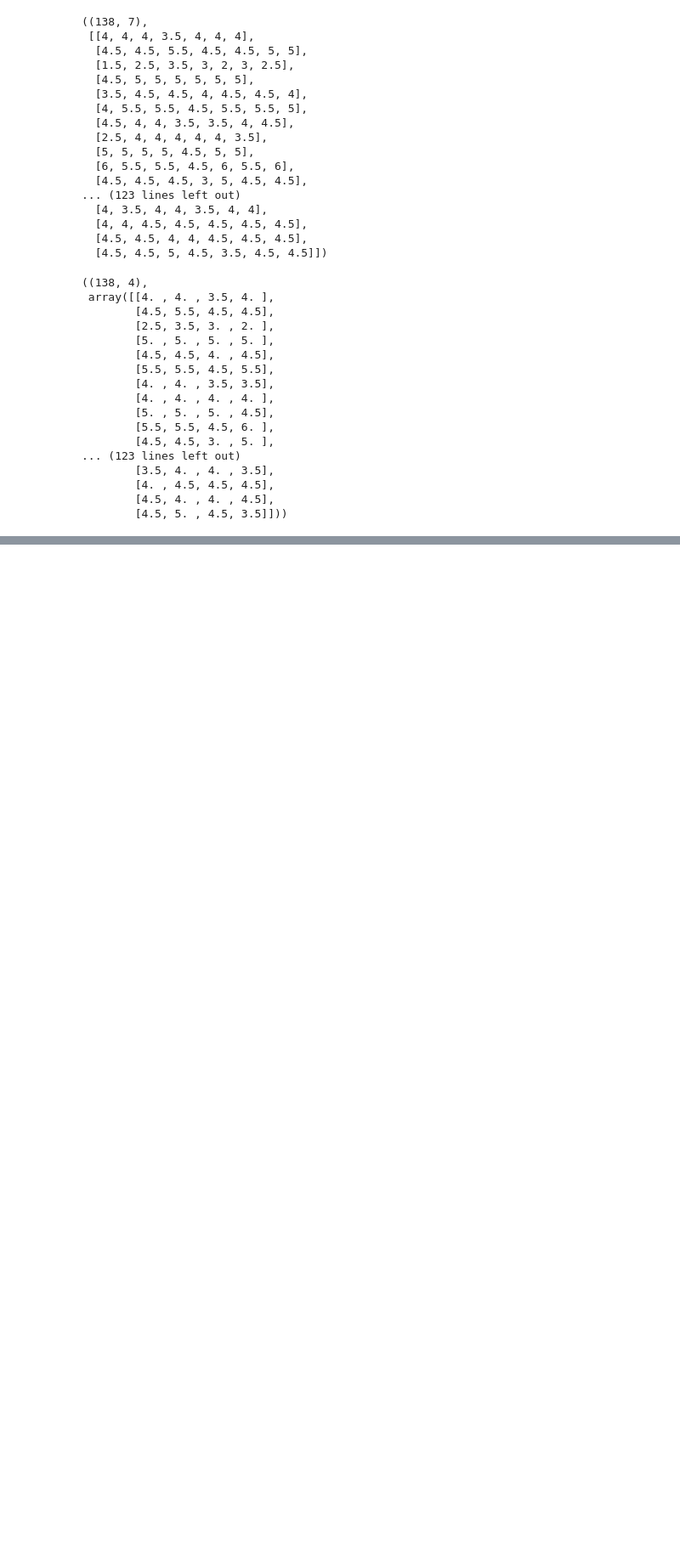
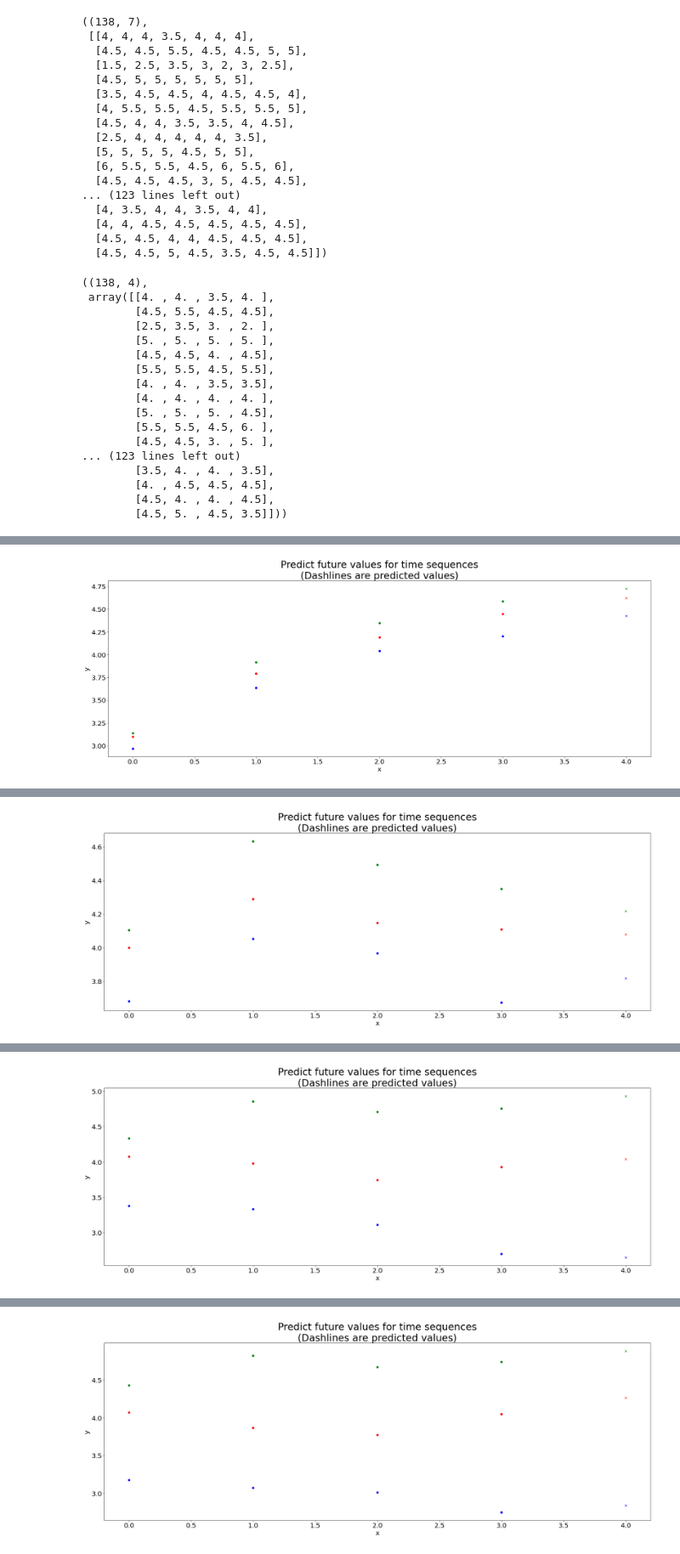
Before and after one commit to drtrigon/binder-pytorch, a Jupyter notebook: Predict-Next-Number.ipynb, the cells around one changed output, grey strips where cells are left out. Shown: that part at 85% size. Drawn from its saved outputs; the diff is of its cells as text; code cells hidden in the pictures; blank space fills up the shorter version.

Commit message:
improvement; * display plots in notebook

```diff
--- a/Predict-Next-Number.ipynb
+++ b/Predict-Next-Number.ipynb
@@ -323,7 +326,7 @@ import torch.nn as nn
 import torch.optim as optim
 import numpy as np
 import matplotlib
-matplotlib.use('Agg')
+#matplotlib.use('Agg')
 import matplotlib.pyplot as plt
 
 class Sequence(nn.Module):
@@ -406,7 +409,7 @@ if __name__ == '__main__':
         draw(y[0], 'r')
         draw(y[1], 'g')
         draw(y[2], 'b')
-        plt.savefig('predict%d_noten.pdf'%i)
+        plt.show()
         plt.close()
     # https://stackoverflow.com/questions/42703500/how-do-i-save-a-trained-model-in-pytorch
     torch.save(seq, "modeldata_noten.pt")
@@ -436,0 +440 @@ test loss: 0.25345117809733264
+[figure, added]
@@ -436,0 +458 @@ test loss: 0.25345117809733264
+[figure, added]
@@ -436,0 +476 @@ test loss: 0.25345117809733264
+[figure, added]
@@ -436,0 +494 @@ test loss: 0.25345117809733264
+[figure, added]
```
Also changed, not shown: parts of 5 cells of this notebook.
